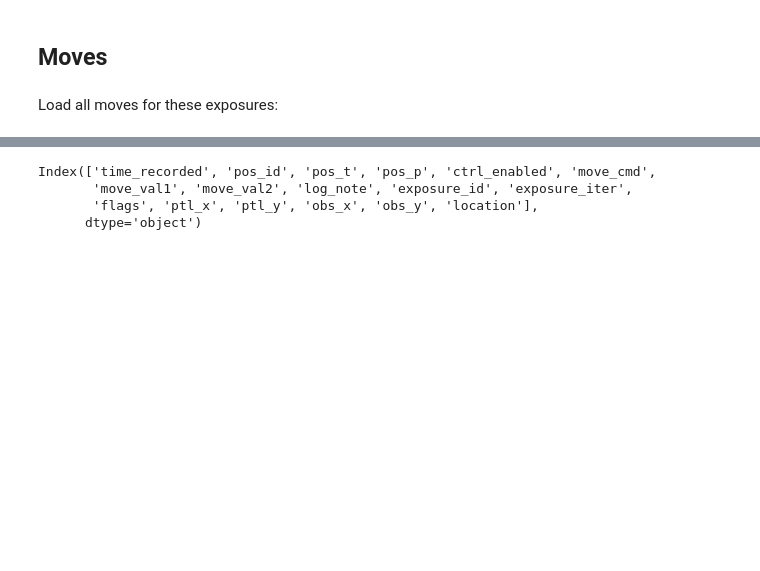
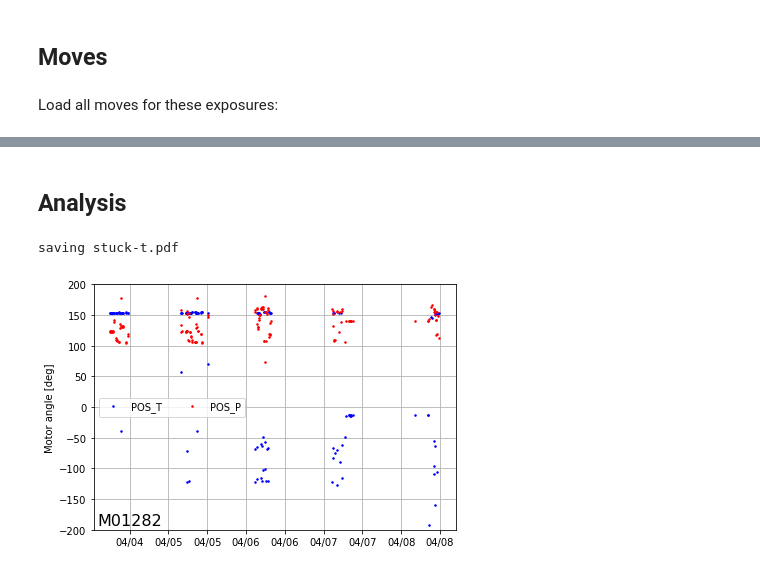
Before and after one commit to desihub/fpoffline, a Jupyter notebook: nb/BadMotors/BadMotors.ipynb, the cells around one changed output, grey strips where cells are left out. Drawn from its saved outputs; the diff is of its cells as text; code cells hidden in the pictures; blank space fills up the shorter version.

```diff
--- a/nb/BadMotors/BadMotors.ipynb
+++ b/nb/BadMotors/BadMotors.ipynb
@@ -321,7 +340,2 @@ analyze()
-# %%
-all_moves.columns
-# %% [output]
-Index(['time_recorded', 'pos_id', 'pos_t', 'pos_p', 'ctrl_enabled', 'move_cmd',
-       'move_val1', 'move_val2', 'log_note', 'exposure_id', 'exposure_iter',
-       'flags', 'ptl_x', 'ptl_y', 'obs_x', 'obs_y', 'location'],
-      dtype='object')
+# %% [markdown]
+## Analysis
@@ -328 +401,32 @@ Index(['time_recorded', 'pos_id', 'pos_t', 'pos_p', 'ctrl_enabled', 'move_cmd',
+# %%
+def plot_tp(pos_id, moves=all_moves, ax=None, save=False):
+
+    moves = moves[moves.pos_id == pos_id]
+    sel = moves.ctrl_enabled & np.isin(moves.exposure_id, expids) & (moves.req_dt != 0) & (moves.req_dp != 0)
+    moves = moves[sel]
+
+    ax = ax or plt.gca()
+
+    t = moves.time_recorded
+    ax.plot(t, moves.pos_t, 'b.', ms=3, label='POS_T')
+    ax.plot(t, moves.pos_p, 'r.', ms=3, label='POS_P')
+    ax.set(ylim=(-200,200), ylabel='Motor angle [deg]')
+    ax.grid()
+    ax.xaxis.set_major_formatter(matplotlib.dates.DateFormatter("%m/%d"))
+    #ax.xaxis.set_minor_formatter(matplotlib.dates.DateFormatter("%y-%m-%d"))
+    ax.text(0.01, 0.02, pos_id, transform=ax.transAxes, fontsize=16)
+
+    ax.legend(ncol=2, loc='center left')
+    plt.tight_layout()
+
+    if save:
+        if save is True:
+            save = f'{pos_id}-tp.png'
+        print(f'saving {save}')
+        plt.savefig(save)
+# %%
+plot_tp('M01282', save='stuck-t.pdf')
+# %% [output]
+saving stuck-t.pdf
+[figure, added]
 # %%
```
Also changed, not shown: parts of 32 cells of this notebook.
